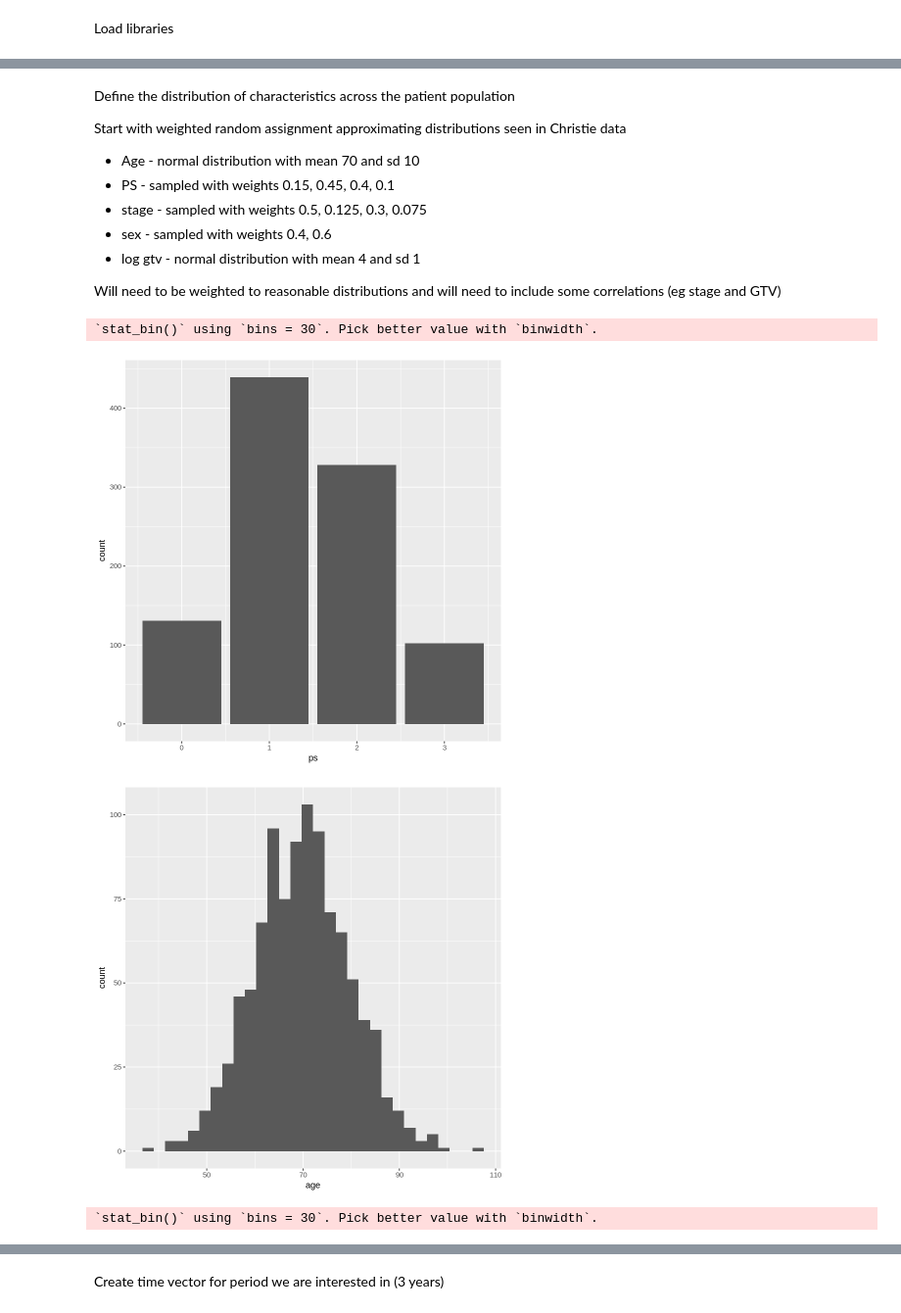
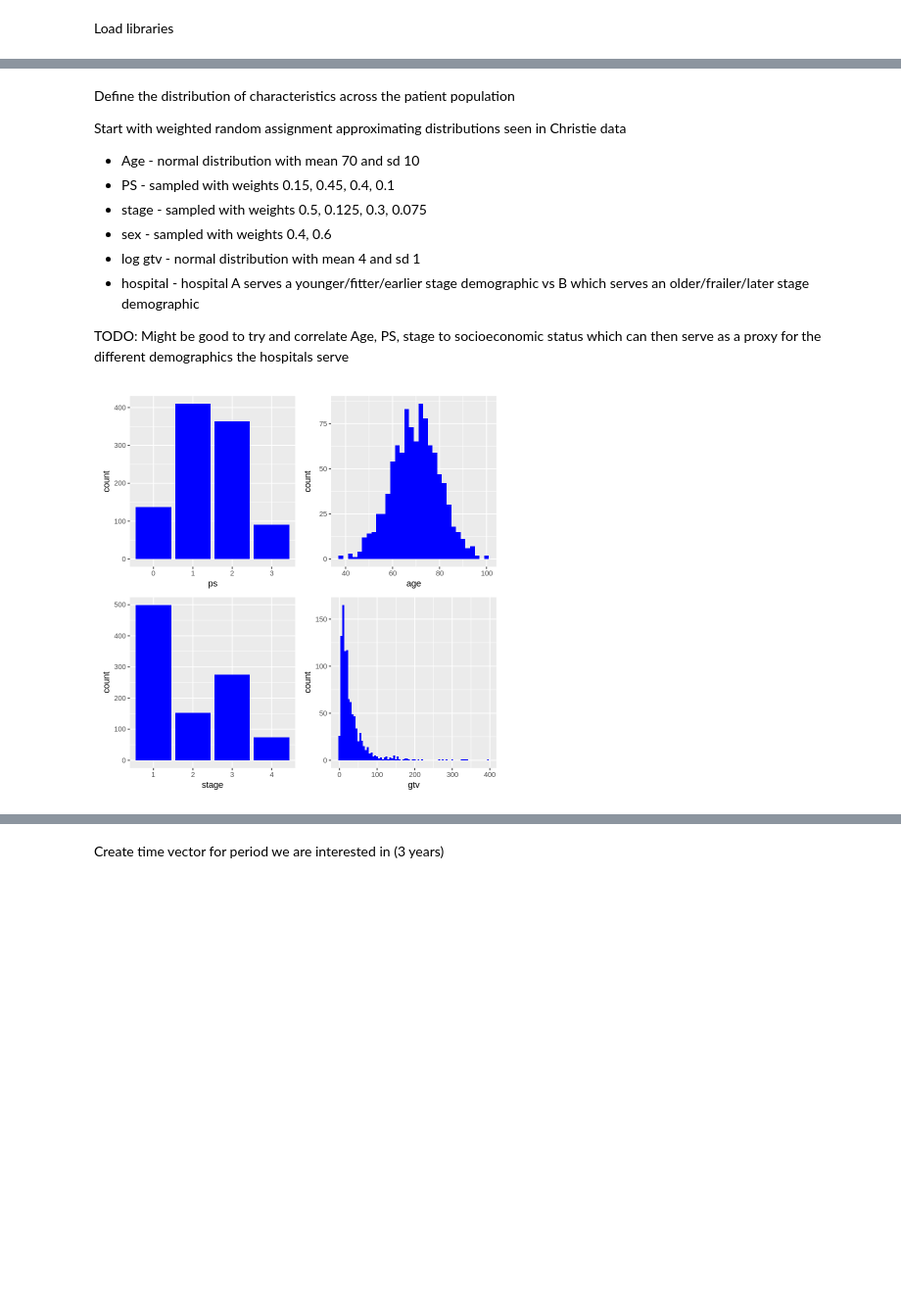
Before and after one commit to gpricechristie/introductionToClinicalTrials, a Jupyter notebook: simulateSurvivalData.ipynb, the cells around one changed output, grey strips where cells are left out. Shown at 98% size. Cells and saved outputs as stored; diff of their text form; code cells hidden in the pictures; blank space fills up the shorter version.

```diff
--- a/simulateSurvivalData.ipynb
+++ b/simulateSurvivalData.ipynb
@@ -52,37 +80,35 @@ Start with weighted random assignment approximating distributions seen in Christ
 * stage - sampled with weights 0.5, 0.125, 0.3, 0.075
 * sex - sampled with weights 0.4, 0.6
 * log gtv - normal distribution with mean 4 and sd 1
+* hospital - hospital A serves a younger/fitter/earlier stage demographic vs B which serves an older/frailer/later stage demographic
 
-Will need to be weighted to reasonable distributions and will need to include some correlations (eg stage and GTV)
+TODO: Might be good to try and correlate Age, PS, stage to socioeconomic status which can then serve as a proxy for the different demographics the hospitals serve
 # %%
+set.seed(8734652)
+
 ps=sample(c(0,1,2,3), nbrPats, replace=TRUE, prob=c(0.15, 0.45, 0.4, 0.1))
-patients = data.frame(ps=ps)
+patients = data.frame(ps=factor(ps))
 
 age=rnorm(nbrPats,mean=70,sd=10)
 patients$age=age
 
 stage=sample(c(1,2,3,4), nbrPats, replace=TRUE, prob=c(0.5, 0.125, 0.3, 0.075))
-patients$stage=stage
+patients$stage=factor(stage)
 
 sex=sample(c('male','female'), nbrPats, replace=TRUE, prob=c(0.6, 0.4))
-patients$sex=sex
+patients$sex=factor(sex)
 
 logGtv = rnorm(nbrPats,mean=3, sd=1)
 patients$gtv=exp(logGtv)
 # %%
-ggplot(patients,aes(x=ps)) +
-  geom_bar(stat='count')
-
-ggplot(patients,aes(x=age)) +
-  geom_histogram()
-
-ggplot(patients,aes(x=stage)) +
-  geom_bar(stat='count')
-
-ggplot(patients,aes(x=gtv)) +
-  geom_histogram()
+p1 = ggplot(patients,aes(x=ps)) +
+  geom_bar(stat='count', fill='blue')
+p2 = ggplot(patients,aes(x=age)) +
+  geom_histogram(fill='blue',binwidth=2)
+p3 = ggplot(patients,aes(x=stage)) +
+  geom_bar(stat='count', fill='blue')
+p4 = ggplot(patients,aes(x=gtv)) +
+  geom_histogram(fill='blue',binwidth=5)
+p1+p2+p3+p4
 # %% [output]
-`stat_bin()` using `bins = 30`. Pick better value with `binwidth`.
-[figure, old version]
+[figure, new version]
-[figure, removed]
-`stat_bin()` using `bins = 30`. Pick better value with `binwidth`.
```
Also changed, not shown: parts of 60 cells of this notebook.
